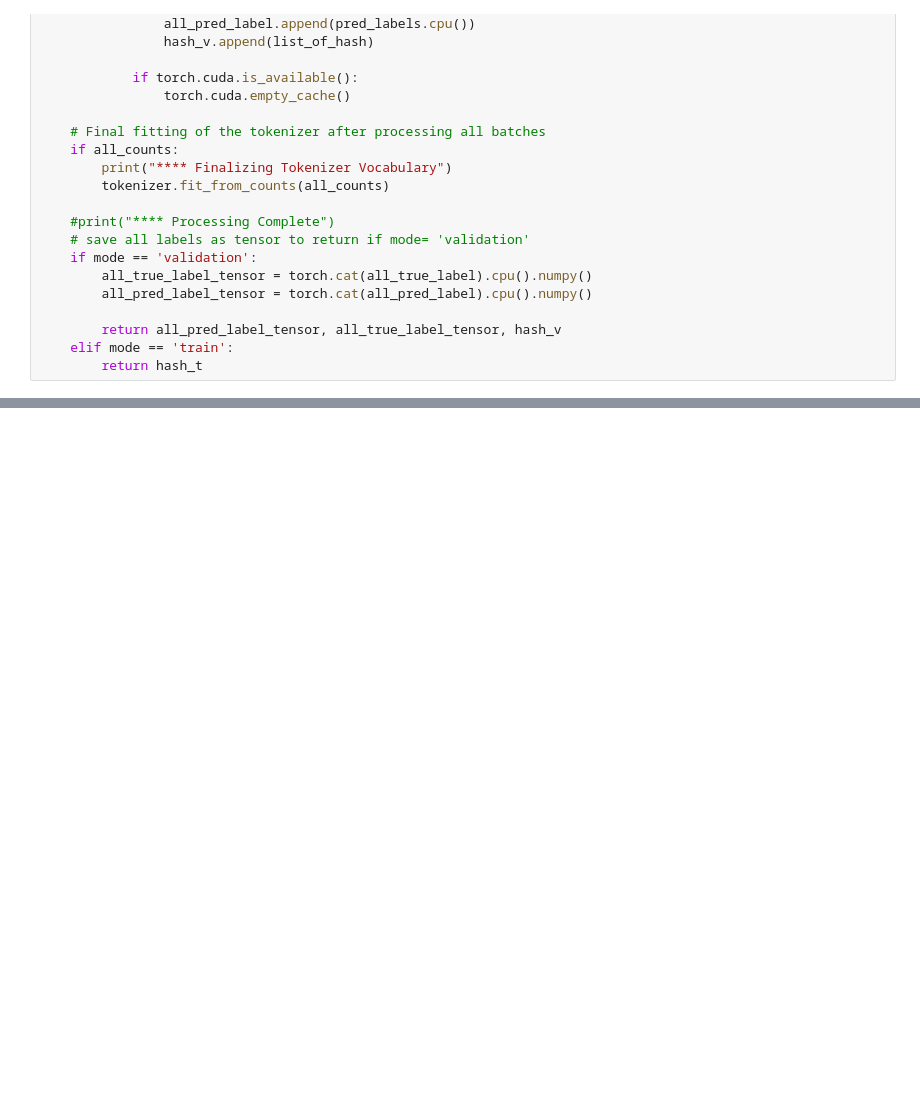
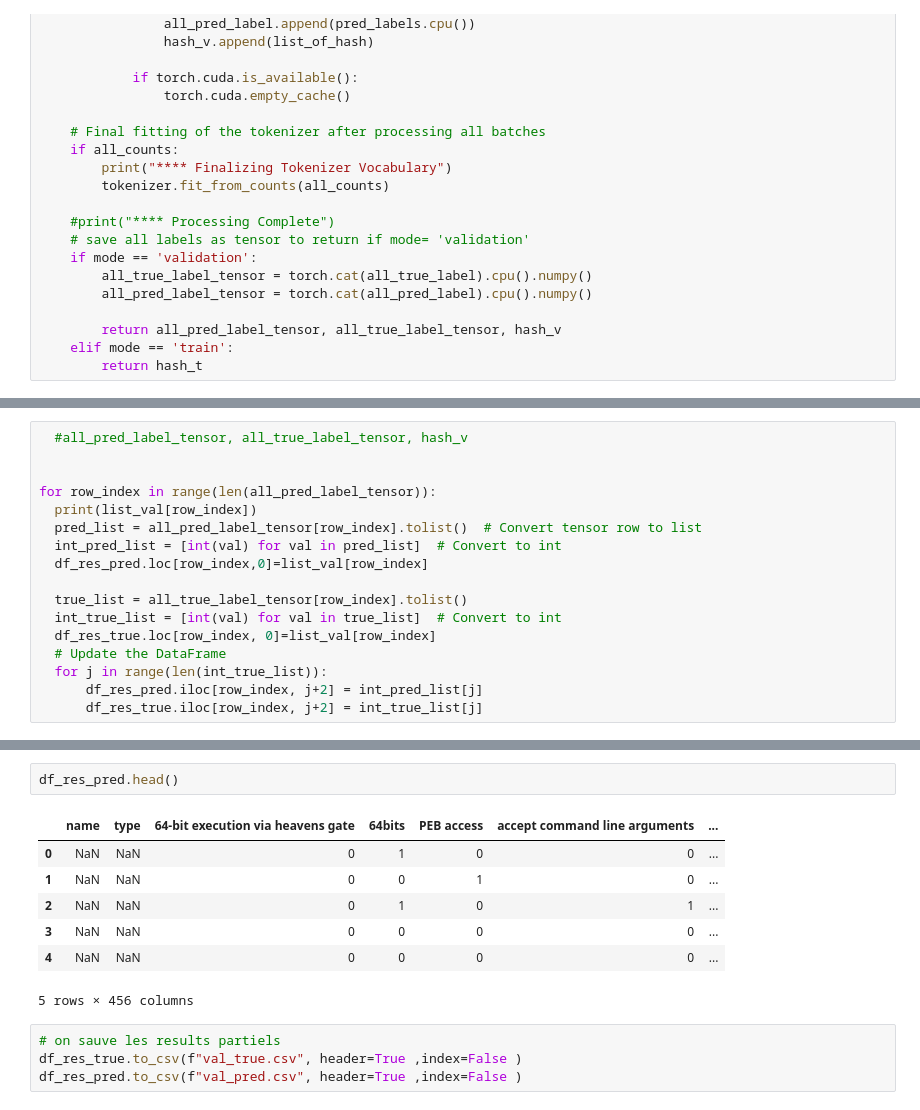
Before and after one commit to JCM-Sid/Challenge-sorbonne, a Jupyter notebook: modele_v12/Model_GAT_validation_v12.ipynb, the cells around one changed output, grey strips where cells are left out. Cells and saved outputs as stored; diff of their text form; blank space fills up the shorter version.

```diff
--- a/modele_v12/Model_GAT_validation_v12.ipynb
+++ b/modele_v12/Model_GAT_validation_v12.ipynb
@@ -998,0 +1005,17 @@ Processing batch 20/20: 1 files
+# %%
+  #all_pred_label_tensor, all_true_label_tensor, hash_v
+
+
+for row_index in range(len(all_pred_label_tensor)):
+  print(list_val[row_index])
+  pred_list = all_pred_label_tensor[row_index].tolist()  # Convert tensor row to list
+  int_pred_list = [int(val) for val in pred_list]  # Convert to int
+  df_res_pred.loc[row_index,0]=list_val[row_index]
+
+  true_list = all_true_label_tensor[row_index].tolist()
+  int_true_list = [int(val) for val in true_list]  # Convert to int
+  df_res_true.loc[row_index, 0]=list_val[row_index]
+  # Update the DataFrame
+  for j in range(len(int_true_list)):
+      df_res_pred.iloc[row_index, j+2] = int_pred_list[j]
+      df_res_true.iloc[row_index, j+2] = int_true_list[j]
@@ -998,0 +1040,14 @@ Processing batch 20/20: 1 files
+# %%
+df_res_pred.head()
+# %% [output]
+|  | name | type | 64-bit execution via heavens gate | 64bits | PEB access | accept command line arguments | ... |
+| 0 | NaN | NaN | 0 | 1 | 0 | 0 | ... |
+| 1 | NaN | NaN | 0 | 0 | 1 | 0 | ... |
+| 2 | NaN | NaN | 0 | 1 | 0 | 1 | ... |
+| 3 | NaN | NaN | 0 | 0 | 0 | 0 | ... |
+| 4 | NaN | NaN | 0 | 0 | 0 | 0 | ... |
+5 rows × 456 columns
+# %%
+# on sauve les results partiels
+df_res_true.to_csv(f"val_true.csv", header=True ,index=False )
+df_res_pred.to_csv(f"val_pred.csv", header=True ,index=False )
```
Also changed, not shown: parts of 10 cells of this notebook, 4 other files.
